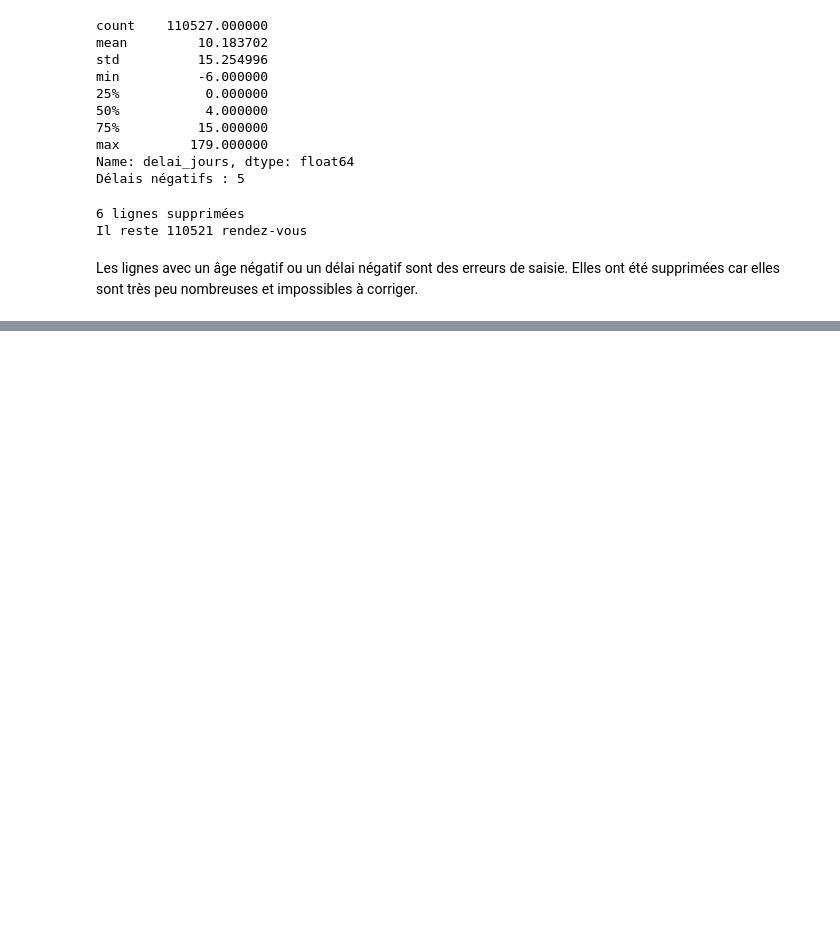
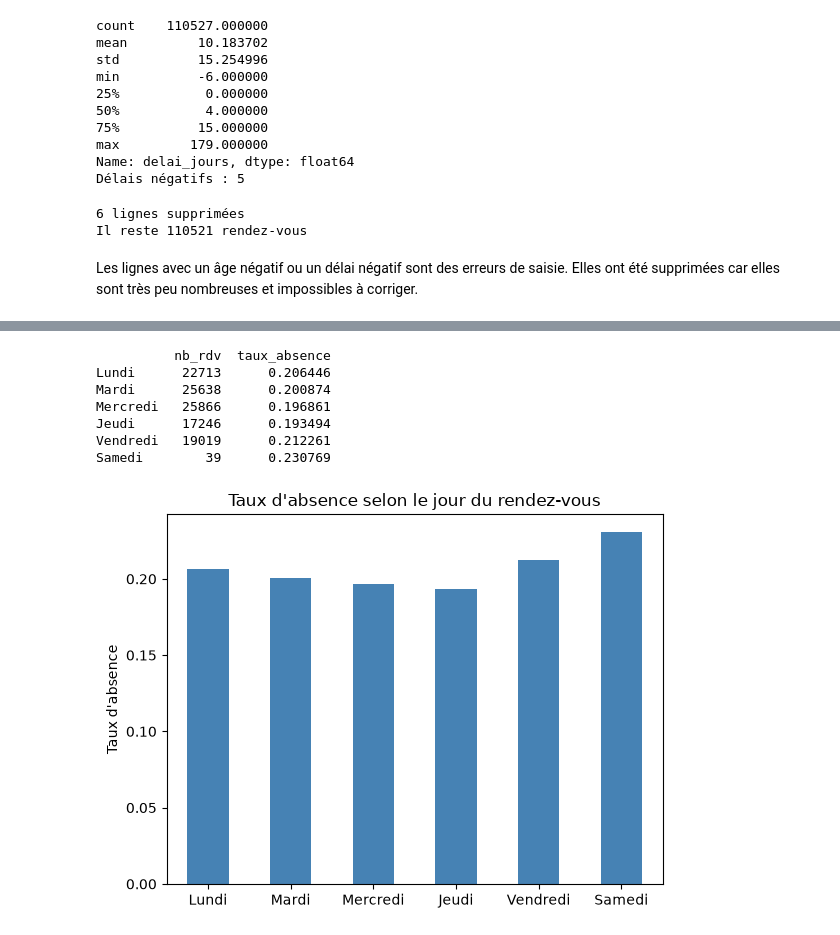
Before and after one commit to mirabejaoui/RdvSmart, a Jupyter notebook: notebooks/01_exploration.ipynb, the cells around one changed output, grey strips where cells are left out. Cells and saved outputs as stored; diff of their text form; code cells hidden in the pictures; blank space fills up the shorter version.

```diff
--- a/notebooks/01_exploration.ipynb
+++ b/notebooks/01_exploration.ipynb
@@ -123,0 +158,26 @@ Les lignes avec un âge négatif ou un délai négatif sont des erreurs de saisi
+# %%
+#jour de la semaine
+jours = ["Lundi", "Mardi", "Mercredi", "Jeudi", "Vendredi", "Samedi", "Dimanche"]
+df["jour_semaine"] = df["appointment_day"].dt.dayofweek
+
+resume_jour = df.groupby("jour_semaine").agg(
+    nb_rdv=("absent", "count"),
+    taux_absence=("absent", "mean")
+)
+resume_jour.index = [jours[i] for i in resume_jour.index]
+print(resume_jour)
+
+resume_jour["taux_absence"].plot(kind="bar", color="steelblue")
+plt.title("Taux d'absence selon le jour du rendez-vous")
+plt.ylabel("Taux d'absence")
+plt.xticks(rotation=0)
+plt.show()
+# %% [output]
+          nb_rdv  taux_absence
+Lundi      22713      0.206446
+Mardi      25638      0.200874
+Mercredi   25866      0.196861
+Jeudi      17246      0.193494
+Vendredi   19019      0.212261
+Samedi        39      0.230769
+[figure, added]
```
Also changed, not shown: parts of 2 cells of this notebook.
